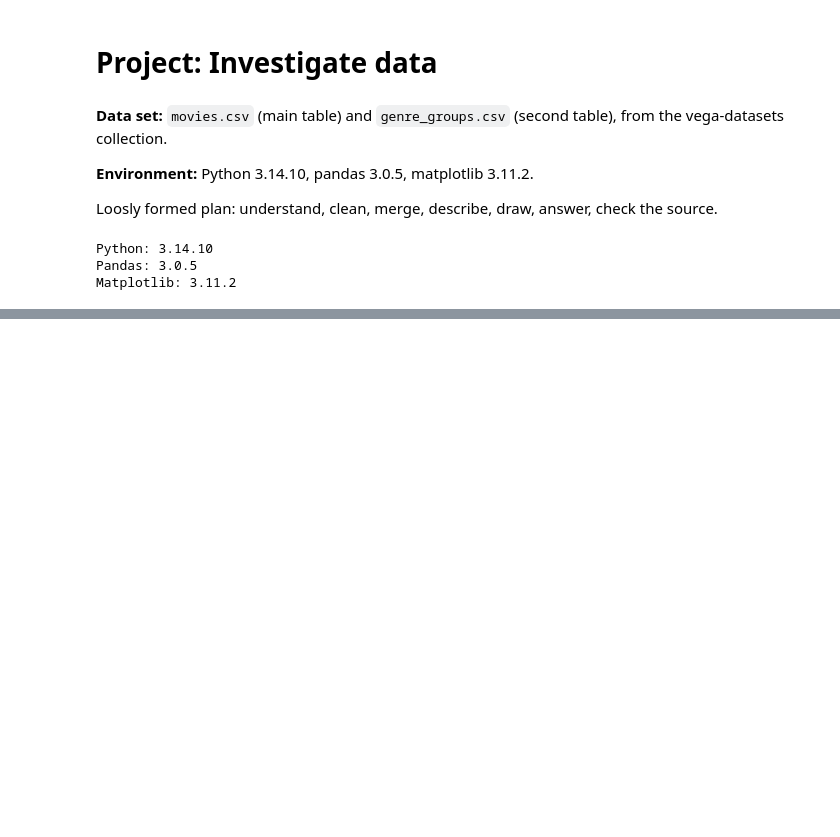
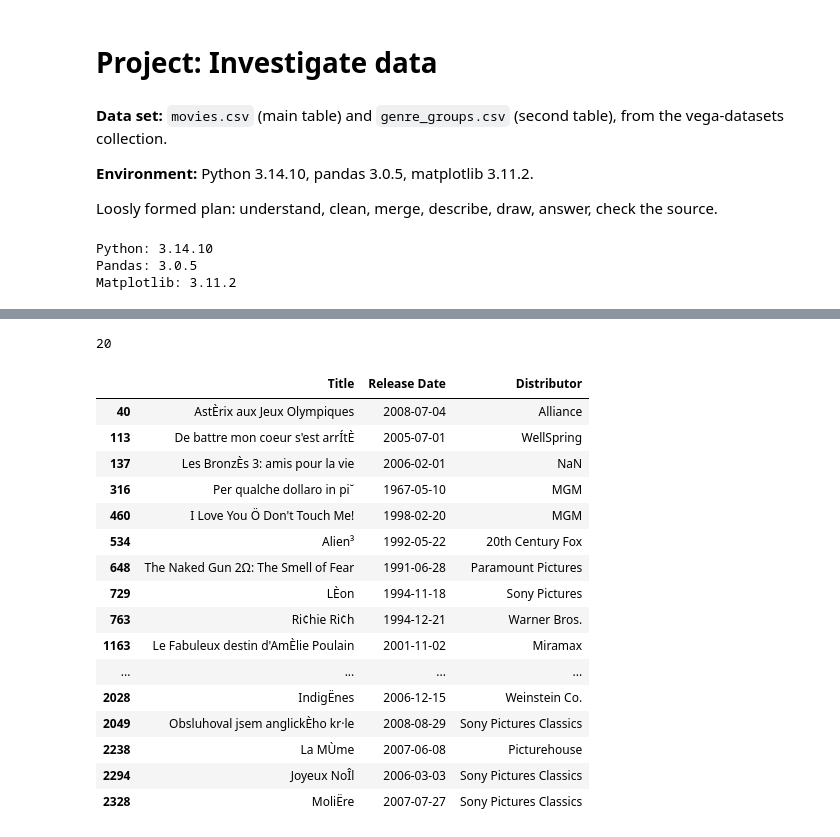
Before and after one commit to VictorSago/Lexicon-Labs, a Jupyter notebook: DA-Project/moviesdata.ipynb, the cells around one changed output, grey strips where cells are left out. Cells and saved outputs as stored; diff of their text form; code cells hidden in the pictures; blank space fills up the shorter version.

```diff
--- a/DA-Project/moviesdata.ipynb
+++ b/DA-Project/moviesdata.ipynb
@@ -217,0 +289,23 @@ These are the questions I plan to answer. They are tentative: cleaning and missi
+# %%
+non_ascii = movies["Title"].str.contains(r"[^\x00-\x7f]", na=False)
+print(non_ascii.sum())
+movies.loc[non_ascii, ["Title", "Release Date", "Distributor"]]
+# %% [output]
+20
+|  | Title | Release Date | Distributor |
+| 40 | AstÈrix aux Jeux Olympiques | 2008-07-04 | Alliance |
+| 113 | De battre mon coeur s'est arrÍtÈ | 2005-07-01 | WellSpring |
+| 137 | Les BronzÈs 3: amis pour la vie | 2006-02-01 | NaN |
+| 316 | Per qualche dollaro in pi˘ | 1967-05-10 | MGM |
+| 460 | I Love You Ö Don't Touch Me! | 1998-02-20 | MGM |
+| 534 | Alien³ | 1992-05-22 | 20th Century Fox |
+| 648 | The Naked Gun 2Ω: The Smell of Fear | 1991-06-28 | Paramount Pictures |
+| 729 | LÈon | 1994-11-18 | Sony Pictures |
+| 763 | Ri¢hie Ri¢h | 1994-12-21 | Warner Bros. |
+| 1163 | Le Fabuleux destin d'AmÈlie Poulain | 2001-11-02 | Miramax |
+| ... | ... | ... | ... |
+| 2028 | IndigËnes | 2006-12-15 | Weinstein Co. |
+| 2049 | Obsluhoval jsem anglickÈho kr·le | 2008-08-29 | Sony Pictures Classics |
+| 2238 | La MÙme | 2007-06-08 | Picturehouse |
+| 2294 | Joyeux NoÎl | 2006-03-03 | Sony Pictures Classics |
+| 2328 | MoliËre | 2007-07-27 | Sony Pictures Classics |
```
Also changed, not shown: parts of 34 cells of this notebook.
